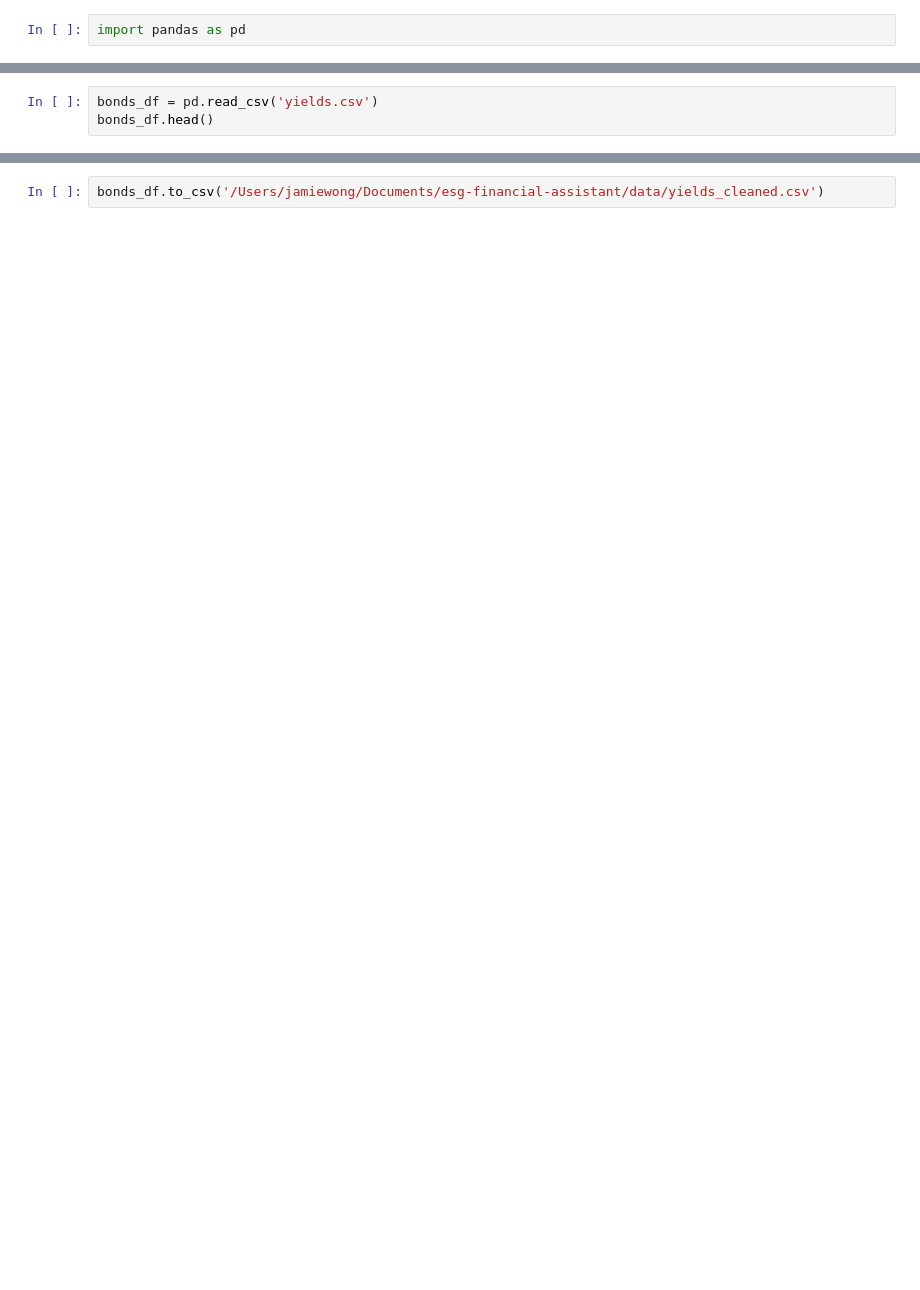
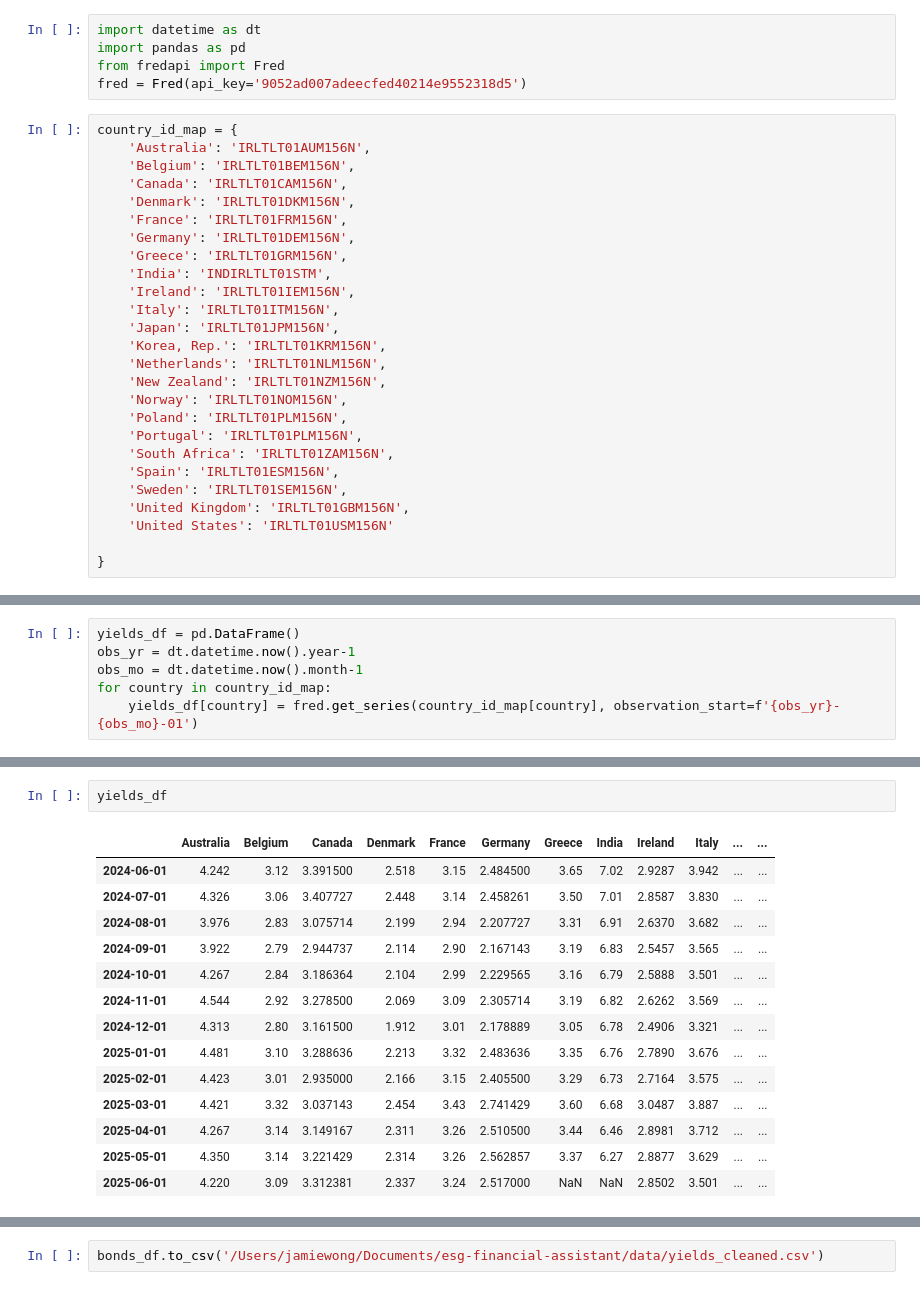
Before and after one commit to AI4ALL-ESG-Investing/esg-financial-assistant, a Jupyter notebook: notebooks/Bonds Data Cleaning.ipynb, the cells around one changed output, grey strips where cells are left out. Saved outputs shown, nothing was run; the diff lists cells and outputs as text; blank space fills up the shorter version.

Commit message:
completed bonds data preparation

```diff
--- a/notebooks/Bonds Data Cleaning.ipynb
+++ b/notebooks/Bonds Data Cleaning.ipynb
@@ -1,2 +1,31 @@
 # %%
+import datetime as dt
 import pandas as pd
+from fredapi import Fred
+fred = Fred(api_key='9052ad007adeecfed40214e9552318d5')
+# %%
+country_id_map = {
+    'Australia': 'IRLTLT01AUM156N',
+    'Belgium': 'IRLTLT01BEM156N',
+    'Canada': 'IRLTLT01CAM156N',
+    'Denmark': 'IRLTLT01DKM156N',
+    'France': 'IRLTLT01FRM156N',
+    'Germany': 'IRLTLT01DEM156N',
+    'Greece': 'IRLTLT01GRM156N',
+    'India': 'INDIRLTLT01STM',
+    'Ireland': 'IRLTLT01IEM156N',
+    'Italy': 'IRLTLT01ITM156N',
+    'Japan': 'IRLTLT01JPM156N',
+    'Korea, Rep.': 'IRLTLT01KRM156N',
+    'Netherlands': 'IRLTLT01NLM156N',
+    'New Zealand': 'IRLTLT01NZM156N',
+    'Norway': 'IRLTLT01NOM156N',
+    'Poland': 'IRLTLT01PLM156N',
+    'Portugal': 'IRLTLT01PLM156N',
+    'South Africa': 'IRLTLT01ZAM156N',
+    'Spain': 'IRLTLT01ESM156N',
+    'Sweden': 'IRLTLT01SEM156N',
+    'United Kingdom': 'IRLTLT01GBM156N',
+    'United States': 'IRLTLT01USM156N'
+
+}
@@ -18,3 +67,6 @@ esg_df.head()
 # %%
-bonds_df = pd.read_csv('yields.csv')
-bonds_df.head()
+yields_df = pd.DataFrame()
+obs_yr = dt.datetime.now().year-1
+obs_mo = dt.datetime.now().month-1
+for country in country_id_map:
+    yields_df[country] = fred.get_series(country_id_map[country], observation_start=f'{obs_yr}-{obs_mo}-01')
@@ -60,0 +73,17 @@ bonds_df.head()
+# %%
+yields_df
+# %% [output]
+|  | Australia | Belgium | Canada | Denmark | France | Germany | Greece | India | Ireland | Italy | ... | ... |
+| 2024-06-01 | 4.242 | 3.12 | 3.391500 | 2.518 | 3.15 | 2.484500 | 3.65 | 7.02 | 2.9287 | 3.942 | ... | ... |
+| 2024-07-01 | 4.326 | 3.06 | 3.407727 | 2.448 | 3.14 | 2.458261 | 3.50 | 7.01 | 2.8587 | 3.830 | ... | ... |
+| 2024-08-01 | 3.976 | 2.83 | 3.075714 | 2.199 | 2.94 | 2.207727 | 3.31 | 6.91 | 2.6370 | 3.682 | ... | ... |
+| 2024-09-01 | 3.922 | 2.79 | 2.944737 | 2.114 | 2.90 | 2.167143 | 3.19 | 6.83 | 2.5457 | 3.565 | ... | ... |
+| 2024-10-01 | 4.267 | 2.84 | 3.186364 | 2.104 | 2.99 | 2.229565 | 3.16 | 6.79 | 2.5888 | 3.501 | ... | ... |
+| 2024-11-01 | 4.544 | 2.92 | 3.278500 | 2.069 | 3.09 | 2.305714 | 3.19 | 6.82 | 2.6262 | 3.569 | ... | ... |
+| 2024-12-01 | 4.313 | 2.80 | 3.161500 | 1.912 | 3.01 | 2.178889 | 3.05 | 6.78 | 2.4906 | 3.321 | ... | ... |
+| 2025-01-01 | 4.481 | 3.10 | 3.288636 | 2.213 | 3.32 | 2.483636 | 3.35 | 6.76 | 2.7890 | 3.676 | ... | ... |
+| 2025-02-01 | 4.423 | 3.01 | 2.935000 | 2.166 | 3.15 | 2.405500 | 3.29 | 6.73 | 2.7164 | 3.575 | ... | ... |
+| 2025-03-01 | 4.421 | 3.32 | 3.037143 | 2.454 | 3.43 | 2.741429 | 3.60 | 6.68 | 3.0487 | 3.887 | ... | ... |
+| 2025-04-01 | 4.267 | 3.14 | 3.149167 | 2.311 | 3.26 | 2.510500 | 3.44 | 6.46 | 2.8981 | 3.712 | ... | ... |
+| 2025-05-01 | 4.350 | 3.14 | 3.221429 | 2.314 | 3.26 | 2.562857 | 3.37 | 6.27 | 2.8877 | 3.629 | ... | ... |
+| 2025-06-01 | 4.220 | 3.09 | 3.312381 | 2.337 | 3.24 | 2.517000 | NaN | NaN | 2.8502 | 3.501 | ... | ... |
```
Also changed, not shown: parts of 10 cells of this notebook, 2 other files.
